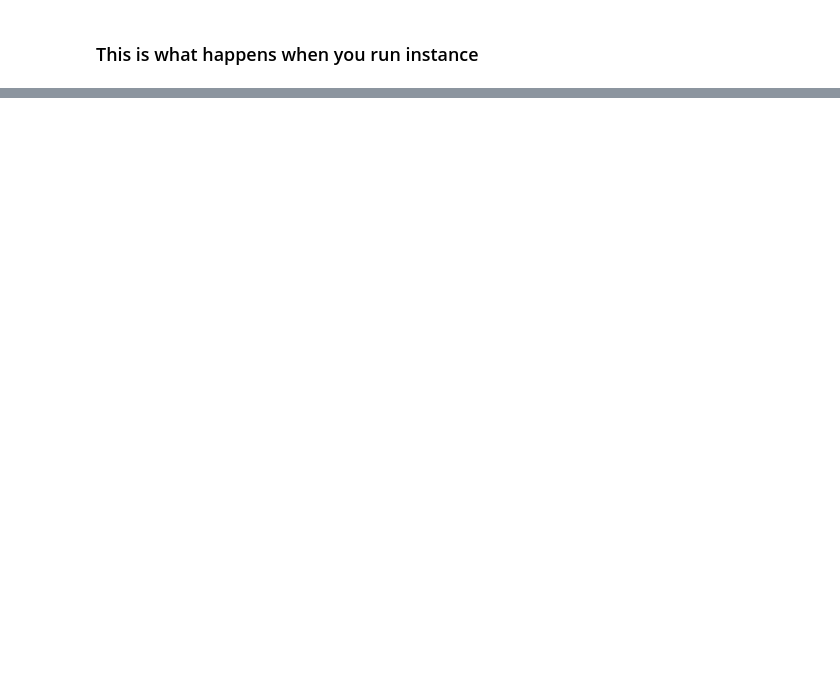
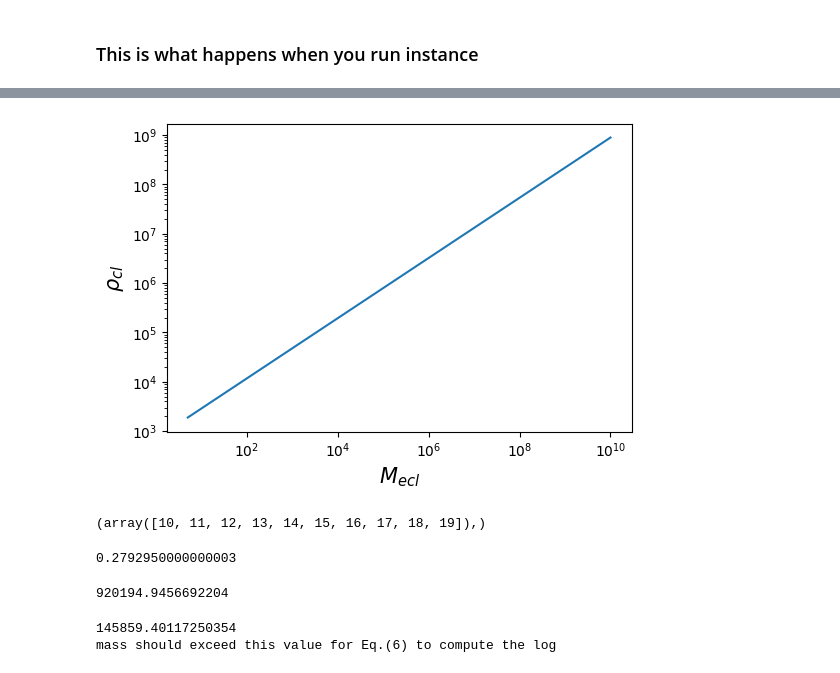
Before and after one commit to egjergo/pyIGIMF, a Jupyter notebook: igimf_explore.ipynb, the cells around one changed output, grey strips where cells are left out. Drawn from its saved outputs; the diff is of its cells as text; code cells hidden in the pictures; blank space fills up the shorter version.

```diff
--- a/igimf_explore.ipynb
+++ b/igimf_explore.ipynb
@@ -47,0 +48,35 @@ array([1.38060733e+07, 1.26866312e+07, 1.16579571e+07, 1.07126914e+07,
+# %%
+from sklearn.model_selection import ParameterGrid
+
+#Mecl_v = np.array([5.,10.,1.e2,1.e3,1.e5,1.e7,1.e8,1.e9,1.e10])
+resolution = 20
+Mecl_v = np.logspace(np.log10(5),10,num=resolution)
+Z_massfrac_v = np.logspace(-8.5,1,num=resolution)
+solar_metallicity = 0.0134
+Z_massfrac_v *= solar_metallicity
+metallicity_v = np.log10(Z_massfrac_v/solar_metallicity)
+parameter_space = {'[Z]': metallicity_v,
+                   'M_ecl': Mecl_v}
+dict_list = list(ParameterGrid(parameter_space))
+
+rho_cl = lambda M_ecl: 10**(0.61 * np.log10(M_ecl) + 2.85)
+rho_cl_func = np.vectorize(rho_cl)
+rho_cl_v = rho_cl_func(Mecl_v)
+parameter_space['rho_cl'] = rho_cl_v
+
+def x_func(Z,rho):
+    return -0.14 * Z + 0.99 * np.log10(rho) - 6
+
+def alpha3(x):
+    if x < -0.87:
+        return 2.3
+    else:
+        return -0.41 * x + 1.94
+alpha3_func = np.vectorize(alpha3)
+# %%
+x_v = []
+for pair in dict_list:
+    r = rho_cl_func(pair['M_ecl'])
+    #print(f"{r = }")
+    xval = x_func(pair['[Z]'], r)
+    x_v.append(xval)
@@ -47,0 +85,28 @@ array([1.38060733e+07, 1.26866312e+07, 1.16579571e+07, 1.07126914e+07,
+# %%
+from matplotlib import pyplot as plt
+fig, axs = plt.subplots(1, 1, figsize=(6,4))
+axs.loglog(Mecl_v, rho_cl_v)
+axs.set_ylabel(r'$\rho_{cl}$',fontsize=15)
+axs.set_xlabel(r'$M_{ecl}$',fontsize=15)
+fig.savefig('figs/Mecl_rhocl.pdf')
+# %% [output]
+[figure, added]
+# %%
+np.where(rho_cl_v>1e6)
+# %% [output]
+(array([10, 11, 12, 13, 14, 15, 16, 17, 18, 19]),)
+# %%
+np.min(alpha3_v)
+# %% [output]
+0.2792950000000003
+# %%
+rho_cl_v[9]
+# %% [output]
+920194.9456692204
+# %%
+Mecl_inv = lambda rho_: np.power(10,(np.log10(rho_) - 2.85)/0.61)
+print(Mecl_inv(1e6))
+print('mass should exceed this value for Eq.(6) to compute the log')
+# %% [output]
+145859.40117250354
+mass should exceed this value for Eq.(6) to compute the log
```
Also changed, not shown: parts of 5 cells of this notebook.
